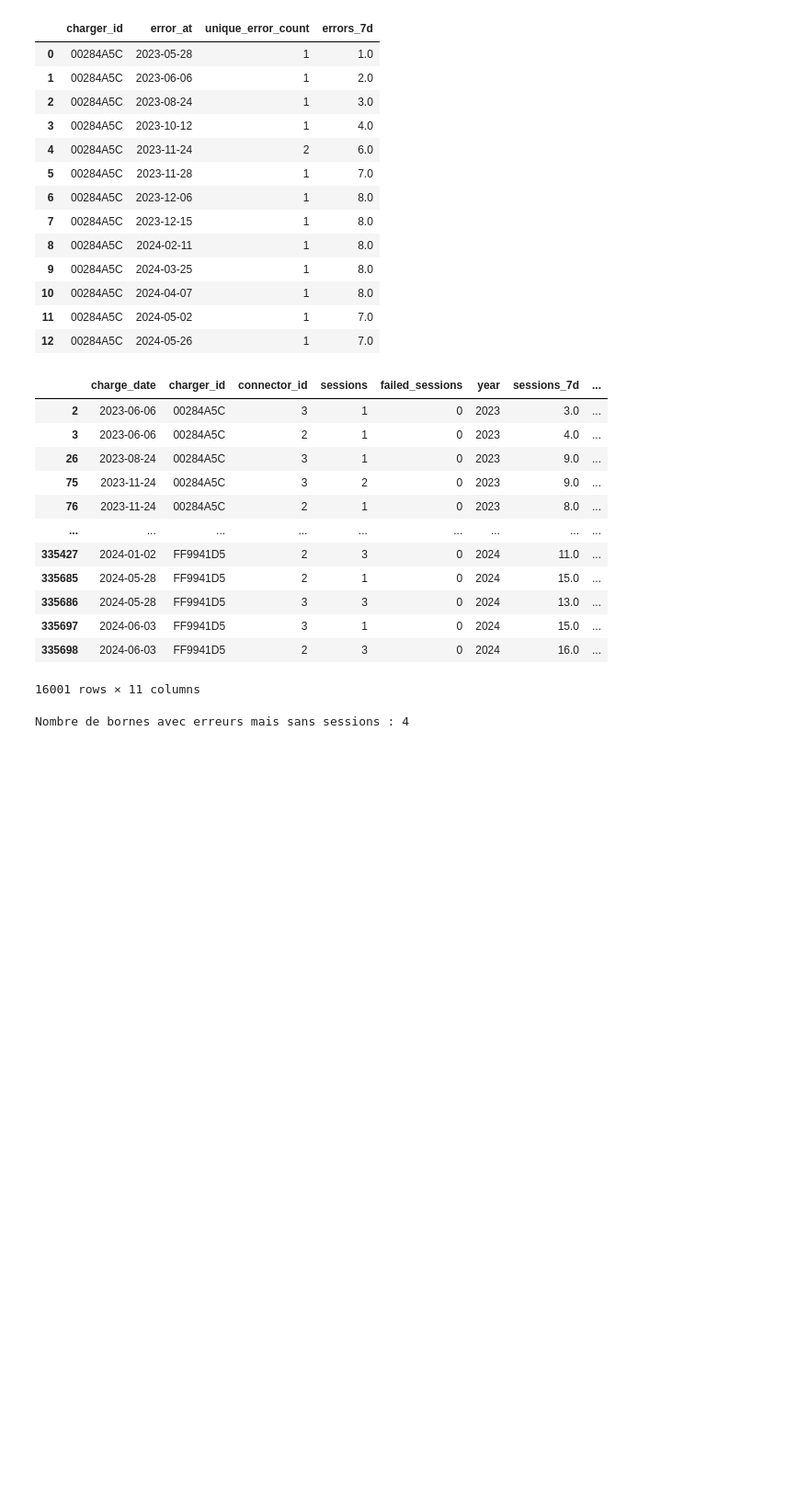
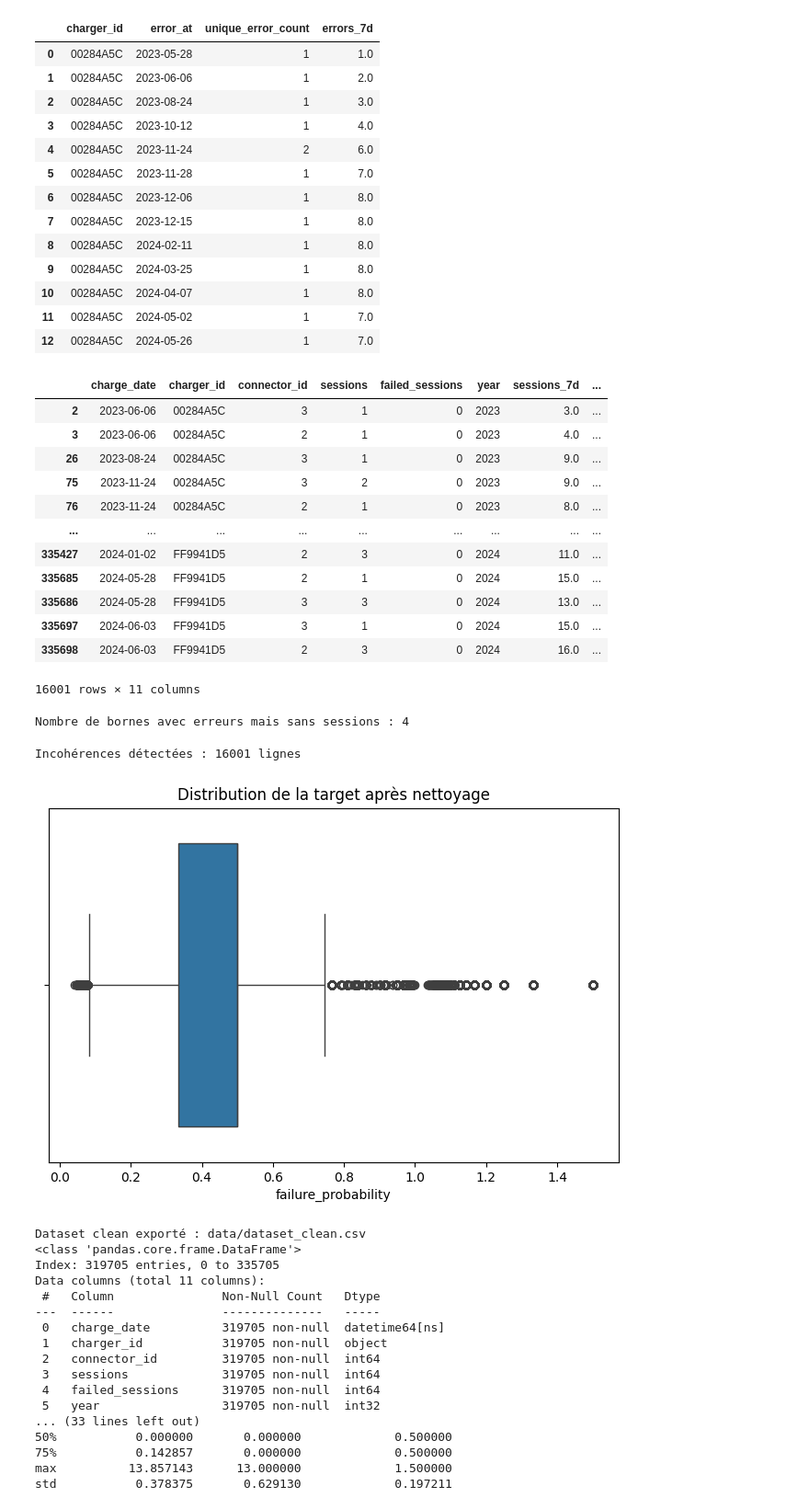
Before and after one commit to Bastaxeloux/PowerDot-Hackathon, a Jupyter notebook: mlg.ipynb, the cells around one changed output. Shown at 92% size. Drawn from its saved outputs; the diff is of its cells as text; code cells hidden in the pictures; blank space fills up the shorter version.

```diff
--- a/mlg.ipynb
+++ b/mlg.ipynb
@@ -665,3 +666,53 @@ chargers_with_only_errors = set(chargers_with_errors) - set(chargers_with_sessio
 print("Nombre de bornes avec erreurs mais sans sessions :", len(chargers_with_only_errors))
 # %% [output]
 Nombre de bornes avec erreurs mais sans sessions : 4
+# %%
+# Vérification des incohérences : erreurs détectées mais aucune session échouée
+merged_df["incoherent_flag"] = (merged_df["errors_7d"] > 0) & (merged_df["failed_sessions"] == 0)
+
+# Nombre d'incohérences détectées
+print(f"Incohérences détectées : {merged_df['incoherent_flag'].sum()} lignes")
+
+# Option 1 : Supprimer ces incohérences si elles ne font pas sens
+final_df = merged_df[~merged_df["incoherent_flag"]].drop(columns=["incoherent_flag"])
+
+# Option 2 : Remplacer les erreurs_7d à 0 si aucune session échouée
+# merged_df.loc[merged_df["incoherent_flag"], "errors_7d"] = 0
+# merged_df = merged_df.drop(columns=["incoherent_flag"])
+
+# Vérification des valeurs aberrantes sur failure_probability
+plt.figure(figsize=(8,5))
+sns.boxplot(data=merged_df, x="failure_probability")
+plt.title("Distribution de la target après nettoyage")
+plt.show()
+
+# # Suppression des colonnes non pertinentes pour l'entraînement
+# final_df = merged_df.drop(columns=["charge_date", "charger_id"])
+
+# Exporter en CSV
+final_df.to_csv("data/dataset_clean.csv", index=False)
+print("Dataset clean exporté : data/dataset_clean.csv")
+
+# Vérification finale
+print(final_df.info())
+print(final_df.describe())
+# %% [output]
+Incohérences détectées : 16001 lignes
+[figure, added]
+Dataset clean exporté : data/dataset_clean.csv
+<class 'pandas.core.frame.DataFrame'>
+Index: 319705 entries, 0 to 335705
+Data columns (total 11 columns):
+ #   Column               Non-Null Count   Dtype
+---  ------               --------------   -----
+ 0   charge_date          319705 non-null  datetime64[ns]
+ 1   charger_id           319705 non-null  object
+ 2   connector_id         319705 non-null  int64
+ 3   sessions             319705 non-null  int64
+ 4   failed_sessions      319705 non-null  int64
+ 5   year                 319705 non-null  int32
+... (33 lines left out)
+50%           0.000000       0.000000             0.500000
+75%           0.142857       0.000000             0.500000
+max          13.857143      13.000000             1.500000
+std           0.378375       0.629130             0.197211
```
Also changed, not shown: parts of 2 cells of this notebook.
